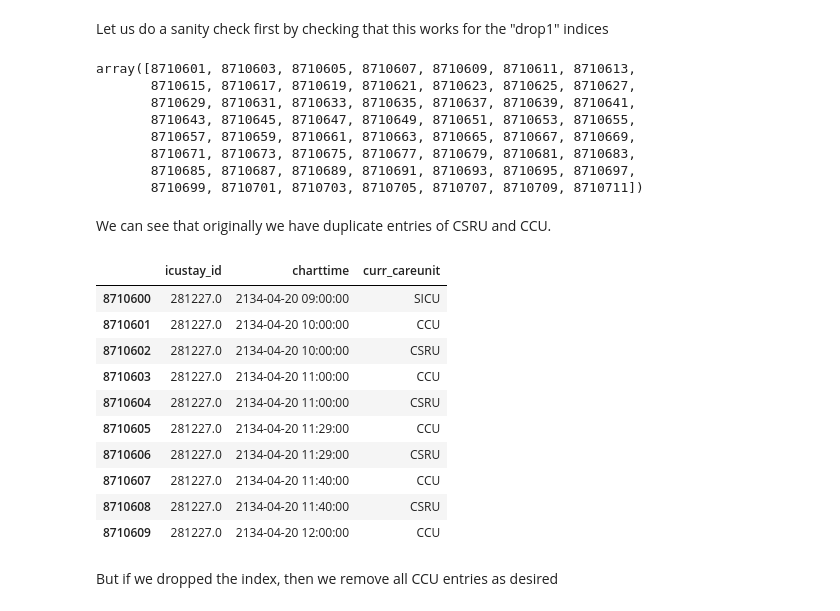
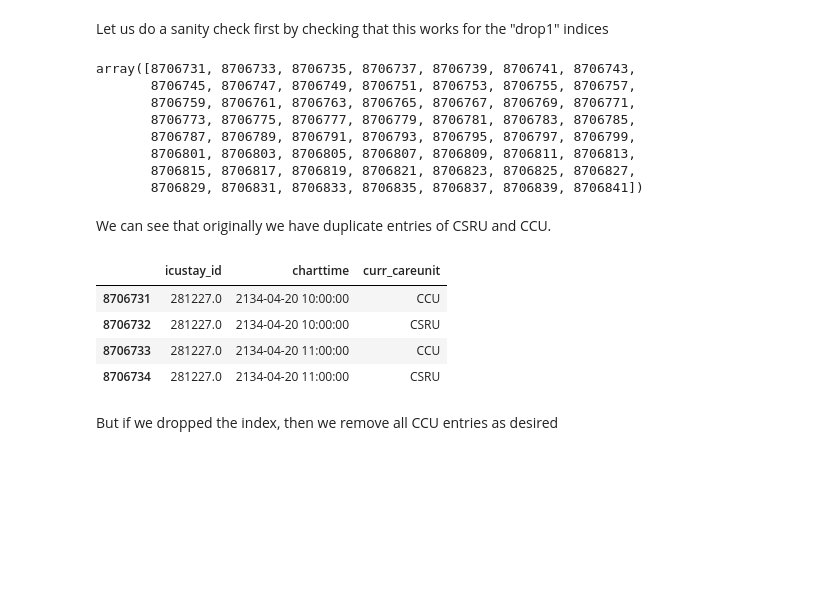
Before and after one commit to datasig-ac-uk/Sepsis_Label_Extraction, a Jupyter notebook: src/database/tables_to_csvs_final.ipynb, the cells around one changed output. Saved outputs shown, nothing was run; the diff lists cells and outputs as text; code cells hidden in the pictures; blank space fills up the shorter version.

```diff
--- a/src/database/tables_to_csvs_final.ipynb
+++ b/src/database/tables_to_csvs_final.ipynb
@@ -64,7 +64,9 @@ def sepsis_summary(df_sepsis):
 # %% [markdown]
 We start by extracting vital sign information of the training data and merge with the current ICU the patients are in. To do so, we need to make sure that each patient has a uniquely defined position at any one time. So let us check the information from our current_icu view (see the `current_icu.sql` file for how this view is defined)
 # %%
-Q = 'select icustay_id, charttime, curr_careunit from current_icu c order by icustay_id, charttime'
+Q = """select icustay_id, charttime, curr_careunit
+from current_icu c
+order by icustay_id, charttime"""
 df_care = execute_query(Q, con, schema_name)
 # %% [markdown]
 Remove those entries that are not linked to an icustay_id
@@ -163,30 +166,24 @@ Let us do a sanity check first by checking that this works for the "drop1" indic
 # %%
 drop1
 # %% [output]
-array([8710601, 8710603, 8710605, 8710607, 8710609, 8710611, 8710613,
-       8710615, 8710617, 8710619, 8710621, 8710623, 8710625, 8710627,
-       8710629, 8710631, 8710633, 8710635, 8710637, 8710639, 8710641,
-       8710643, 8710645, 8710647, 8710649, 8710651, 8710653, 8710655,
-       8710657, 8710659, 8710661, 8710663, 8710665, 8710667, 8710669,
-       8710671, 8710673, 8710675, 8710677, 8710679, 8710681, 8710683,
-       8710685, 8710687, 8710689, 8710691, 8710693, 8710695, 8710697,
-       8710699, 8710701, 8710703, 8710705, 8710707, 8710709, 8710711])
+array([8706731, 8706733, 8706735, 8706737, 8706739, 8706741, 8706743,
+       8706745, 8706747, 8706749, 8706751, 8706753, 8706755, 8706757,
+       8706759, 8706761, 8706763, 8706765, 8706767, 8706769, 8706771,
+       8706773, 8706775, 8706777, 8706779, 8706781, 8706783, 8706785,
+       8706787, 8706789, 8706791, 8706793, 8706795, 8706797, 8706799,
+       8706801, 8706803, 8706805, 8706807, 8706809, 8706811, 8706813,
+       8706815, 8706817, 8706819, 8706821, 8706823, 8706825, 8706827,
+       8706829, 8706831, 8706833, 8706835, 8706837, 8706839, 8706841])
 # %% [markdown]
 We can see that originally we have duplicate entries of CSRU and CCU.
 # %%
-df_care.iloc[8710600:8710610]
+df_care.iloc[8706731:8706735]
 # %% [output]
 |  | icustay_id | charttime | curr_careunit |
-| 8710600 | 281227.0 | 2134-04-20 09:00:00 | SICU |
-| 8710601 | 281227.0 | 2134-04-20 10:00:00 | CCU |
-| 8710602 | 281227.0 | 2134-04-20 10:00:00 | CSRU |
-| 8710603 | 281227.0 | 2134-04-20 11:00:00 | CCU |
-| 8710604 | 281227.0 | 2134-04-20 11:00:00 | CSRU |
-| 8710605 | 281227.0 | 2134-04-20 11:29:00 | CCU |
-| 8710606 | 281227.0 | 2134-04-20 11:29:00 | CSRU |
-| 8710607 | 281227.0 | 2134-04-20 11:40:00 | CCU |
-| 8710608 | 281227.0 | 2134-04-20 11:40:00 | CSRU |
-| 8710609 | 281227.0 | 2134-04-20 12:00:00 | CCU |
+| 8706731 | 281227.0 | 2134-04-20 10:00:00 | CCU |
+| 8706732 | 281227.0 | 2134-04-20 10:00:00 | CSRU |
+| 8706733 | 281227.0 | 2134-04-20 11:00:00 | CCU |
+| 8706734 | 281227.0 | 2134-04-20 11:00:00 | CSRU |
 # %% [markdown]
 But if we dropped the index, then we remove all CCU entries as desired
 # %%
```
Also changed, not shown: parts of 76 cells of this notebook, 5 other files.
